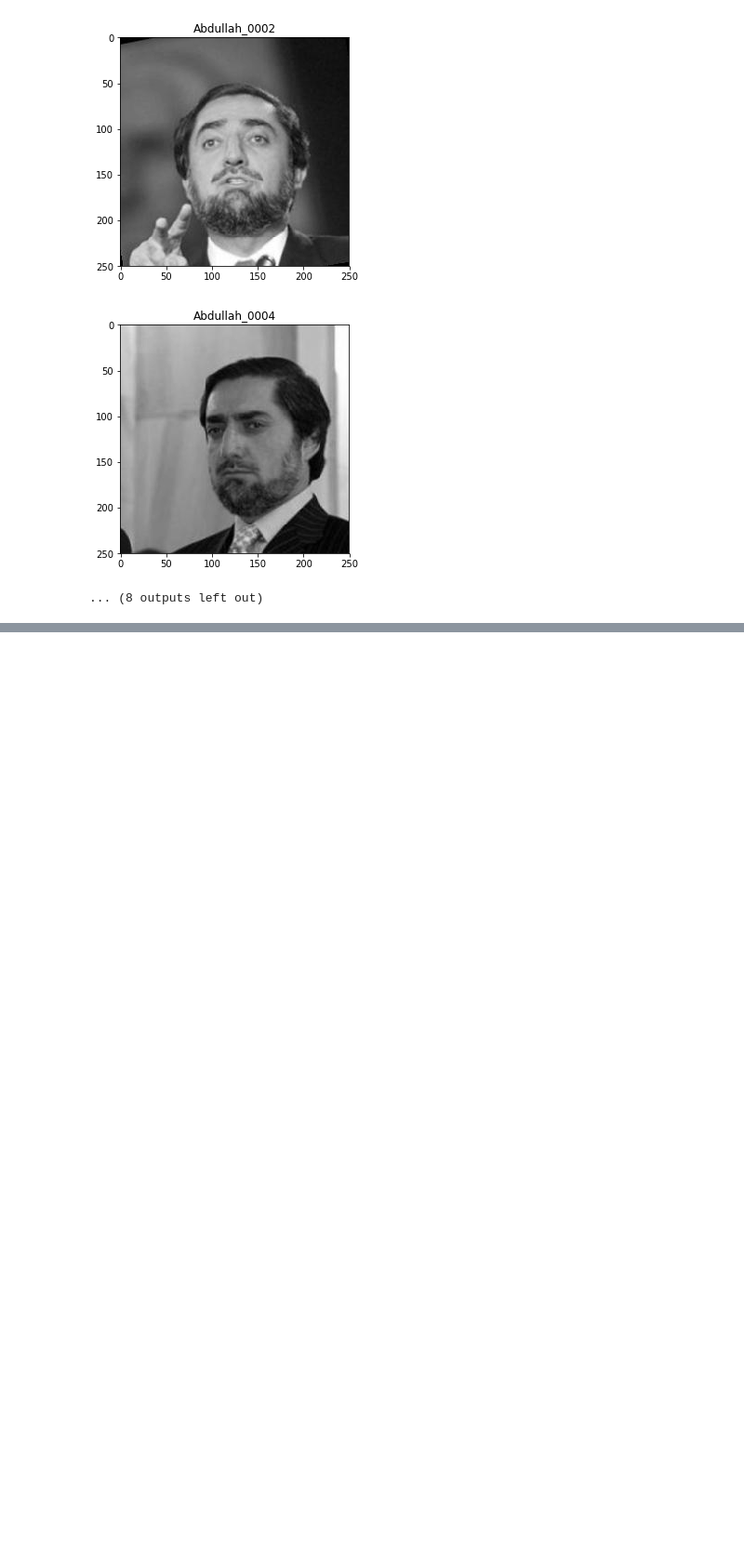
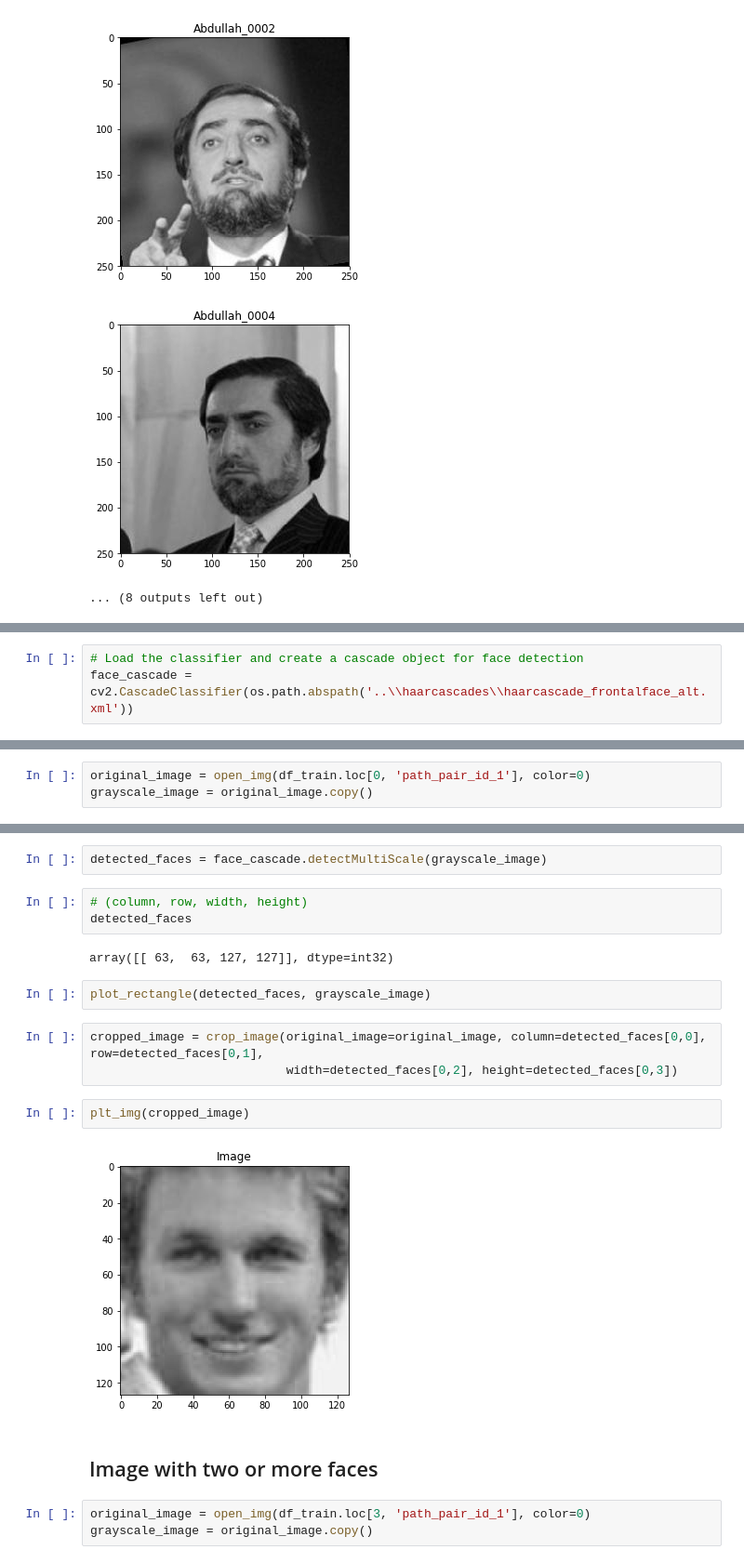
Before and after one commit to bkemmer/custom_cnn, a Jupyter notebook: notebooks/initialpreprocessing.ipynb, the cells around one changed output, grey strips where cells are left out. Shown at 93% size. Saved outputs shown, nothing was run; the diff lists cells and outputs as text; blank space fills up the shorter version.

```diff
--- a/notebooks/initialpreprocessing.ipynb
+++ b/notebooks/initialpreprocessing.ipynb
@@ -129,0 +149,3 @@ processImages(df=df_train, limit=10)
+# %%
+# Load the classifier and create a cascade object for face detection
+face_cascade = cv2.CascadeClassifier(os.path.abspath('..\\haarcascades\\haarcascade_frontalface_alt.xml'))
@@ -129,0 +154,3 @@ processImages(df=df_train, limit=10)
+# %%
+original_image = open_img(df_train.loc[0, 'path_pair_id_1'], color=0)
+grayscale_image = original_image.copy()
@@ -129,0 +161,21 @@ processImages(df=df_train, limit=10)
+# %%
+detected_faces = face_cascade.detectMultiScale(grayscale_image)
+# %%
+# (column, row, width, height)
+detected_faces
+# %% [output]
+array([[ 63,  63, 127, 127]], dtype=int32)
+# %%
+plot_rectangle(detected_faces, grayscale_image)
+# %%
+cropped_image = crop_image(original_image=original_image, column=detected_faces[0,0], row=detected_faces[0,1],
+                           width=detected_faces[0,2], height=detected_faces[0,3])
+# %%
+plt_img(cropped_image)
+# %% [output]
+[figure, added]
+# %% [markdown]
+## Image with two or more faces
+# %%
+original_image = open_img(df_train.loc[3, 'path_pair_id_1'], color=0)
+grayscale_image = original_image.copy()
```
Also changed, not shown: parts of 19 cells of this notebook, 1 other file.
